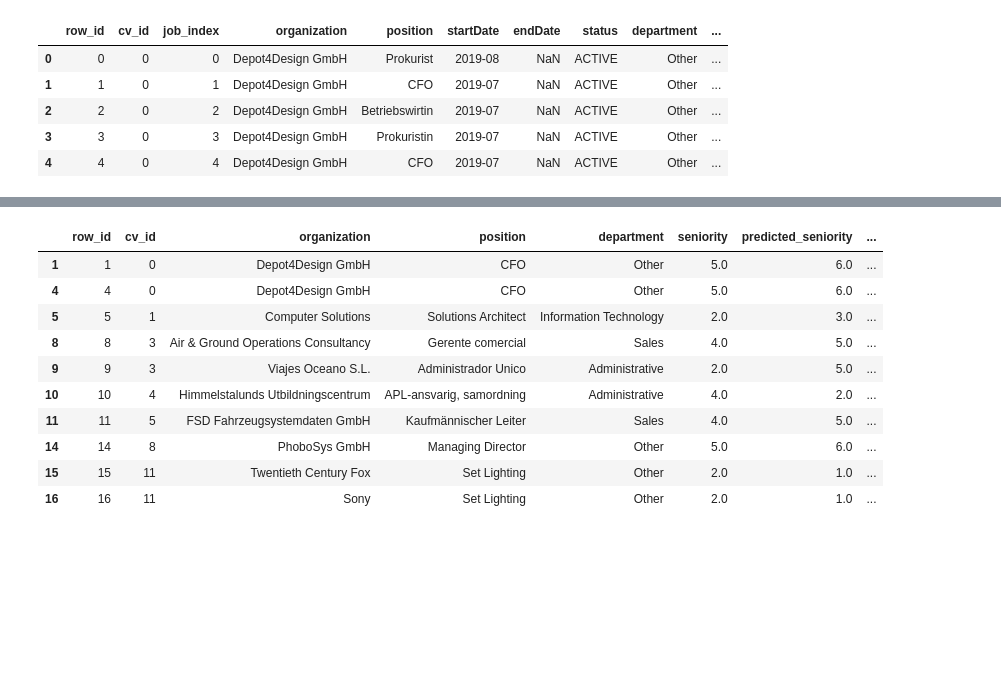
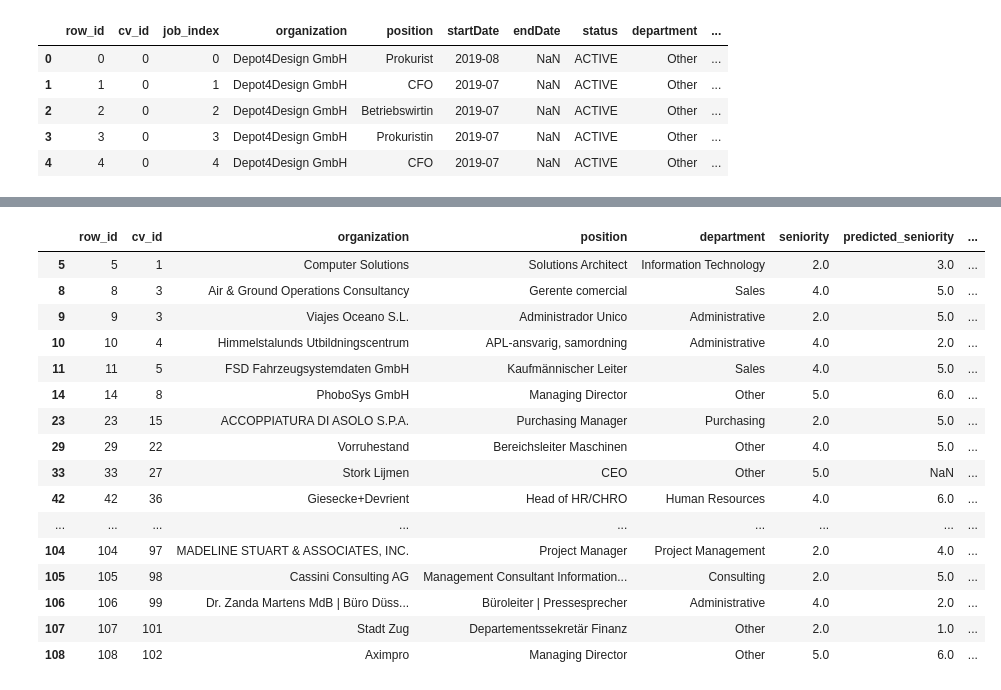
Before and after one commit to luisadosch/nlp-job-title-classification-benchmark-snapaddy, a Jupyter notebook: src/prompt_engineering/prompt_engineering_results.ipynb, the cells around one changed output, grey strips where cells are left out. Saved outputs shown, nothing was run; the diff lists cells and outputs as text; code cells hidden in the pictures; blank space fills up the shorter version.

```diff
--- a/src/prompt_engineering/prompt_engineering_results.ipynb
+++ b/src/prompt_engineering/prompt_engineering_results.ipynb
@@ -70,19 +70,25 @@ Seniority Prediction Accuracy: 51.04%
 # %%
 # show me where seniority != predicted_seniority
 incorrect_seniority = results_df[results_df["seniority"] != results_df["predicted_seniority"]]
-incorrect_seniority.head(10)
+incorrect_seniority.head(40)
 # %% [output]
 |  | row_id | cv_id | organization | position | department | seniority | predicted_seniority | ... |
-| 1 | 1 | 0 | Depot4Design GmbH | CFO | Other | 5.0 | 6.0 | ... |
-| 4 | 4 | 0 | Depot4Design GmbH | CFO | Other | 5.0 | 6.0 | ... |
 | 5 | 5 | 1 | Computer Solutions | Solutions Architect | Information Technology | 2.0 | 3.0 | ... |
 | 8 | 8 | 3 | Air & Ground Operations Consultancy | Gerente comercial | Sales | 4.0 | 5.0 | ... |
 | 9 | 9 | 3 | Viajes Oceano S.L. | Administrador Unico | Administrative | 2.0 | 5.0 | ... |
 | 10 | 10 | 4 | Himmelstalunds Utbildningscentrum | APL-ansvarig, samordning | Administrative | 4.0 | 2.0 | ... |
 | 11 | 11 | 5 | FSD Fahrzeugsystemdaten GmbH | Kaufmännischer Leiter | Sales | 4.0 | 5.0 | ... |
 | 14 | 14 | 8 | PhoboSys GmbH | Managing Director | Other | 5.0 | 6.0 | ... |
-| 15 | 15 | 11 | Twentieth Century Fox | Set Lighting | Other | 2.0 | 1.0 | ... |
-| 16 | 16 | 11 | Sony | Set Lighting | Other | 2.0 | 1.0 | ... |
+| 23 | 23 | 15 | ACCOPPIATURA DI ASOLO S.P.A. | Purchasing Manager | Purchasing | 2.0 | 5.0 | ... |
+| 29 | 29 | 22 | Vorruhestand | Bereichsleiter Maschinen | Other | 4.0 | 5.0 | ... |
+| 33 | 33 | 27 | Stork Lijmen | CEO | Other | 5.0 | NaN | ... |
+| 42 | 42 | 36 | Giesecke+Devrient | Head of HR/CHRO | Human Resources | 4.0 | 6.0 | ... |
+| ... | ... | ... | ... | ... | ... | ... | ... | ... |
+| 104 | 104 | 97 | MADELINE STUART & ASSOCIATES, INC. | Project Manager | Project Management | 2.0 | 4.0 | ... |
+| 105 | 105 | 98 | Cassini Consulting AG | Management Consultant Information... | Consulting | 2.0 | 5.0 | ... |
+| 106 | 106 | 99 | Dr. Zanda Martens MdB | Büro Düss... | Büroleiter | Pressesprecher | Administrative | 4.0 | 2.0 | ... |
+| 107 | 107 | 101 | Stadt Zug | Departementssekretär Finanz | Other | 2.0 | 1.0 | ... |
+| 108 | 108 | 102 | Aximpro | Managing Director | Other | 5.0 | 6.0 | ... |
 # %%
 # now do the same for department
 correct_department = results_df[results_df["department"] == results_df["predicted_department"]]
```
Also changed, not shown: parts of 6 cells of this notebook, 12 other files.
